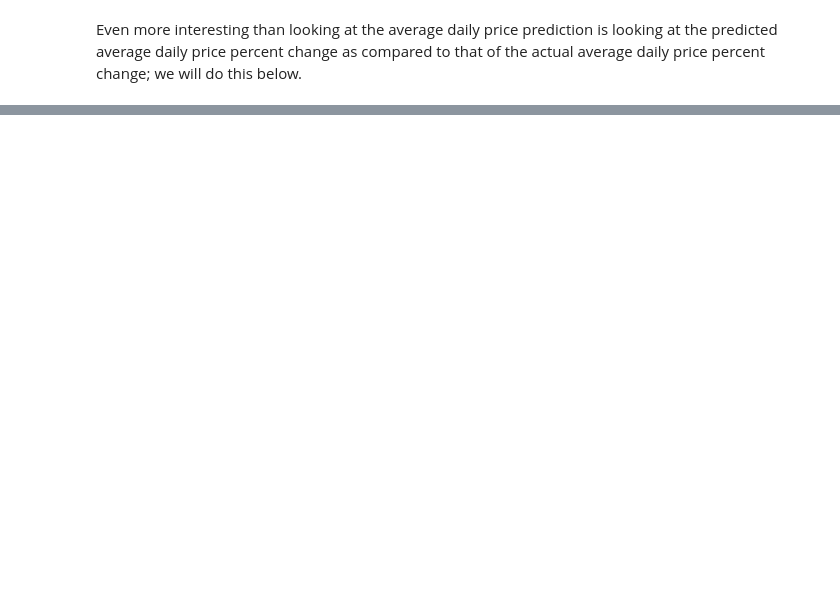
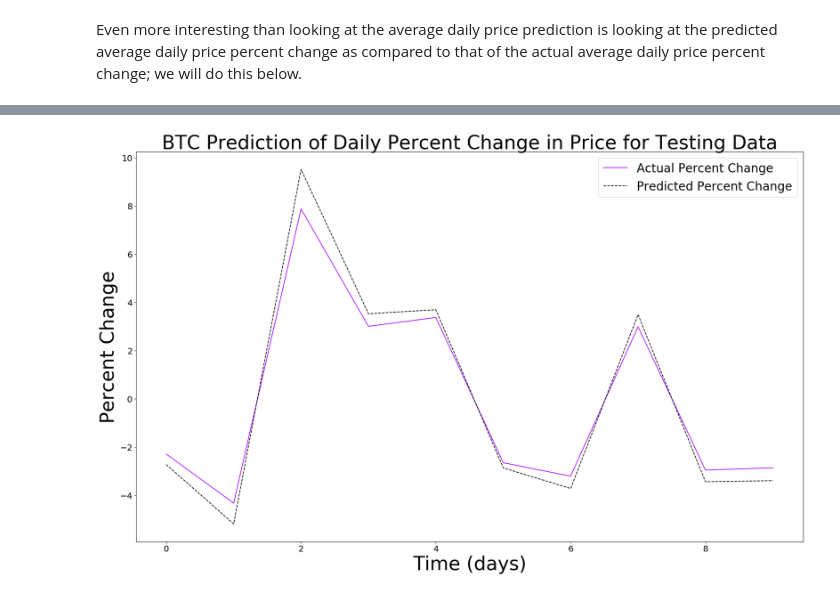
Before and after one commit to CSCI4850/S18-team2-project, a Jupyter notebook: model/RNN_Proof_of_Concept.ipynb, the cells around one changed output, grey strips where cells are left out. Drawn from its saved outputs; the diff is of its cells as text; code cells hidden in the pictures; blank space fills up the shorter version.

```diff
--- a/model/RNN_Proof_of_Concept.ipynb
+++ b/model/RNN_Proof_of_Concept.ipynb
@@ -253,0 +159,7 @@ plt.show()
+# %%
+predicted_percent_change_test = Get_Percent_Change(predicted_BTC_price_test)
+actual_percent_change_test    = Get_Percent_Change(actual_prices_test)
+# %%
+Plot(predicted_percent_change_test, actual_percent_change_test, "BTC Prediction of Daily Percent Change in Price for Testing Data", "Actual Percent Change", "Predicted Percent Change", "Percent Change")
+# %% [output]
+[figure, added]
```
Also changed, not shown: parts of 16 cells of this notebook.
